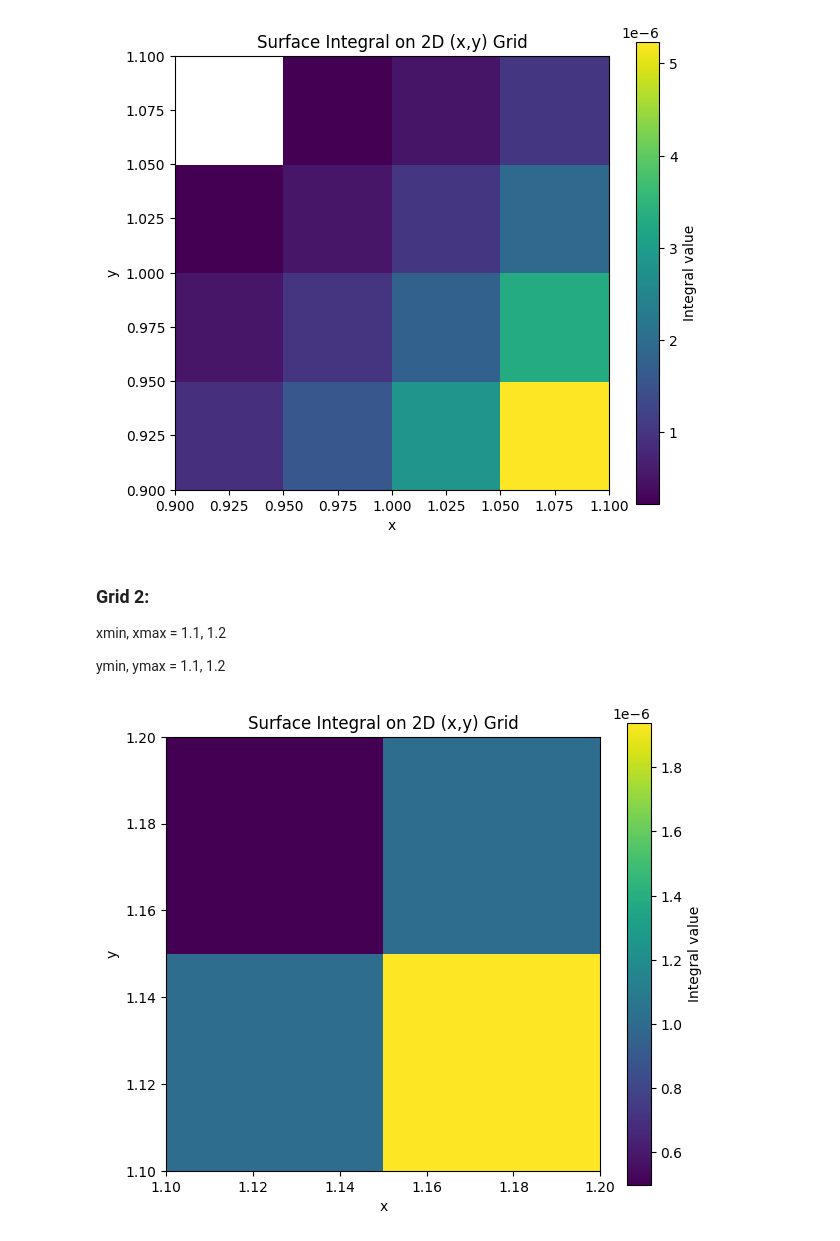
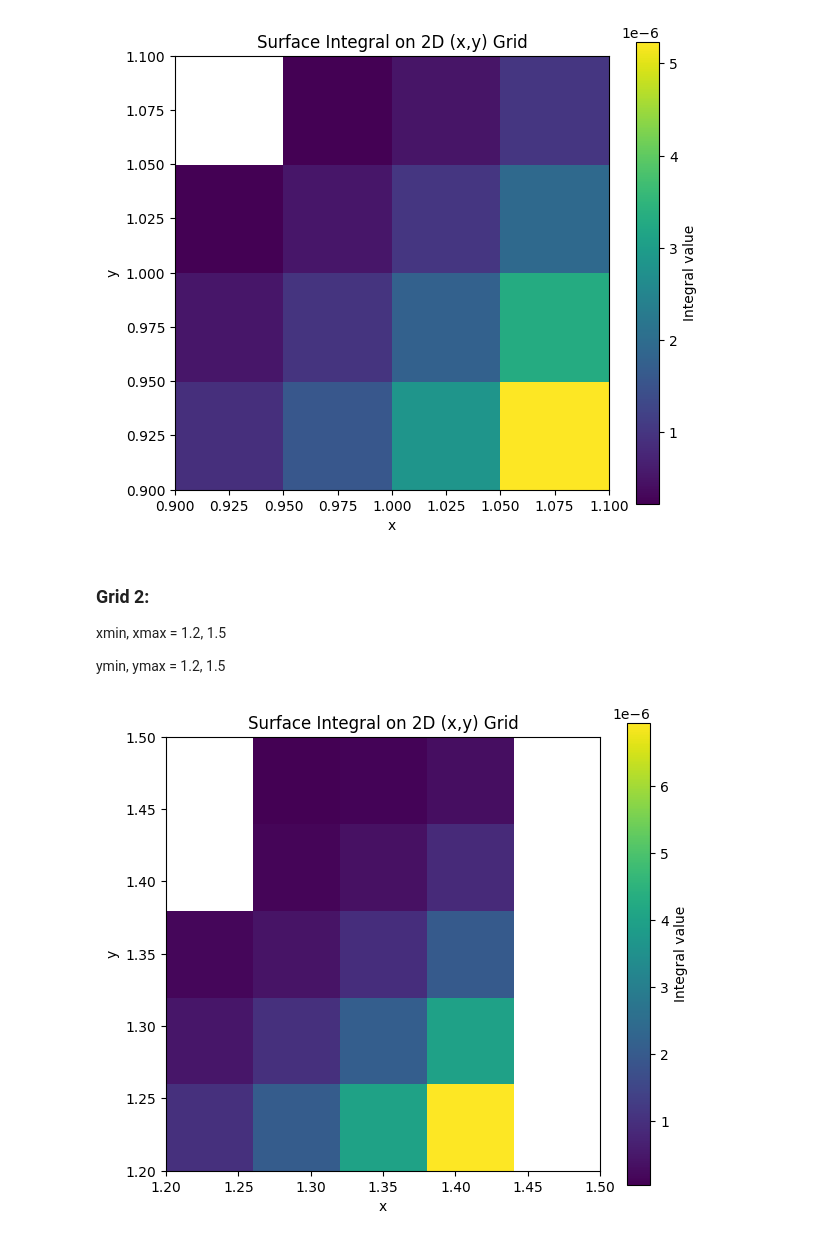
Before and after one commit to JuanitaAgudelo/TesisRepo, a Jupyter notebook: density_space_mapping/z_grid_mapping.ipynb, the cells around one changed output. Drawn from its saved outputs; the diff is of its cells as text; code cells hidden in the pictures.

```diff
--- a/density_space_mapping/z_grid_mapping.ipynb
+++ b/density_space_mapping/z_grid_mapping.ipynb
@@ -218,20 +214,24 @@ plt.show()
 [figure]
 # %% [markdown]
 ### Grid 2:
-xmin, xmax = 1.1, 1.2
+xmin, xmax = 1.2, 1.5
 
-ymin, ymax = 1.1, 1.2
+ymin, ymax = 1.2, 1.5
 # %%
-import matplotlib.pyplot as plt
+xmin, xmax = 1.2, 1.5
+ymin, ymax = 1.2, 1.5
+
+with open("P_X_grid_2.dat", "rb") as f:
+    integral_grid2 = np.loadtxt(f)
 
 plt.figure(figsize=(7,6))
-plt.imshow(integral_grid.T, origin='lower',
+plt.imshow(integral_grid2.T, origin='lower',
            extent=[xmin, xmax, ymin, ymax],
            aspect='equal')
 plt.colorbar(label="Integral value")
 plt.xlabel("x")
 plt.ylabel("y")
 plt.title("Surface Integral on 2D (x,y) Grid")
 plt.show()
 # %% [output]
-[figure, old version]
+[figure, new version]
```
Also changed, not shown: parts of 3 cells of this notebook, 3 other files.
